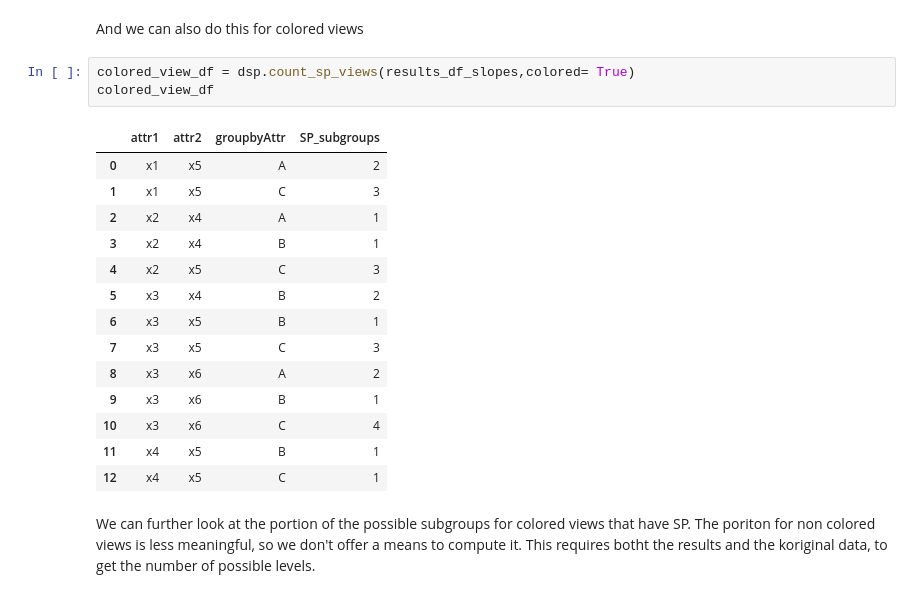
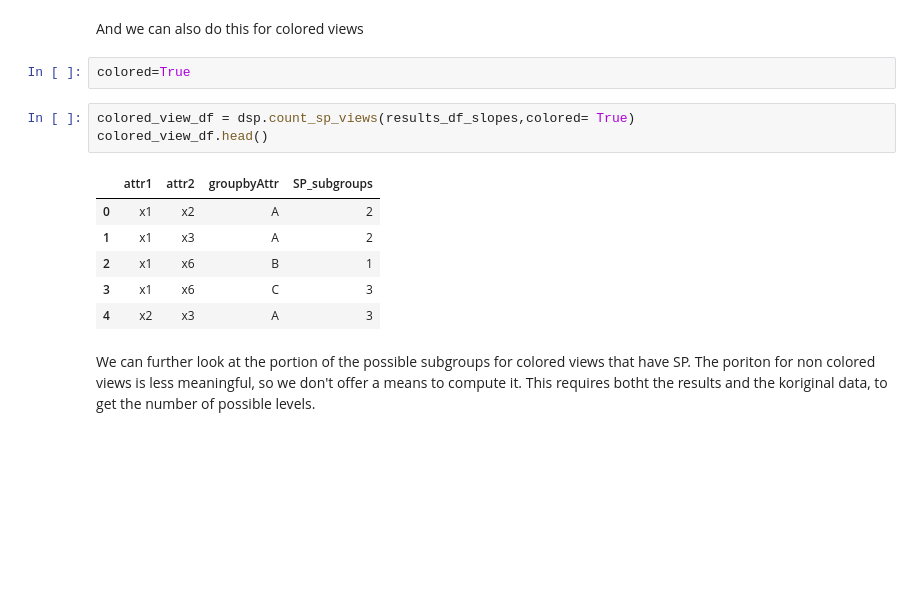
Before and after one commit to fairnessforensics/wiggum, a Jupyter notebook: research_notebooks/ranking_sp_occurences.ipynb, the cells around one changed output. Saved outputs shown, nothing was run; the diff lists cells and outputs as text; blank space fills up the shorter version.

```diff
--- a/research_notebooks/ranking_sp_occurences.ipynb
+++ b/research_notebooks/ranking_sp_occurences.ipynb
@@ -251,23 +258,17 @@ view_df
 # %% [markdown]
 And we can also do this for colored views
+# %%
+colored=True
 # %%
 colored_view_df = dsp.count_sp_views(results_df_slopes,colored= True)
-colored_view_df
+colored_view_df.head()
 # %% [output]
 |  | attr1 | attr2 | groupbyAttr | SP_subgroups |
-| 0 | x1 | x5 | A | 2 |
-| 1 | x1 | x5 | C | 3 |
-| 2 | x2 | x4 | A | 1 |
-| 3 | x2 | x4 | B | 1 |
-| 4 | x2 | x5 | C | 3 |
-| 5 | x3 | x4 | B | 2 |
-| 6 | x3 | x5 | B | 1 |
-| 7 | x3 | x5 | C | 3 |
-| 8 | x3 | x6 | A | 2 |
-| 9 | x3 | x6 | B | 1 |
-| 10 | x3 | x6 | C | 4 |
-| 11 | x4 | x5 | B | 1 |
-| 12 | x4 | x5 | C | 1 |
+| 0 | x1 | x2 | A | 2 |
+| 1 | x1 | x3 | A | 2 |
+| 2 | x1 | x6 | B | 1 |
+| 3 | x1 | x6 | C | 3 |
+| 4 | x2 | x3 | A | 3 |
 # %% [markdown]
 We can further look at the portion of the possible subgroups for colored views that have SP.  The poriton for non colored views is less meaningful, so we don't offer a means to compute it. This requires botht the results and the
 koriginal data, to get the number of possible levels.
```
Also changed, not shown: parts of 28 cells of this notebook, 1 other file.
